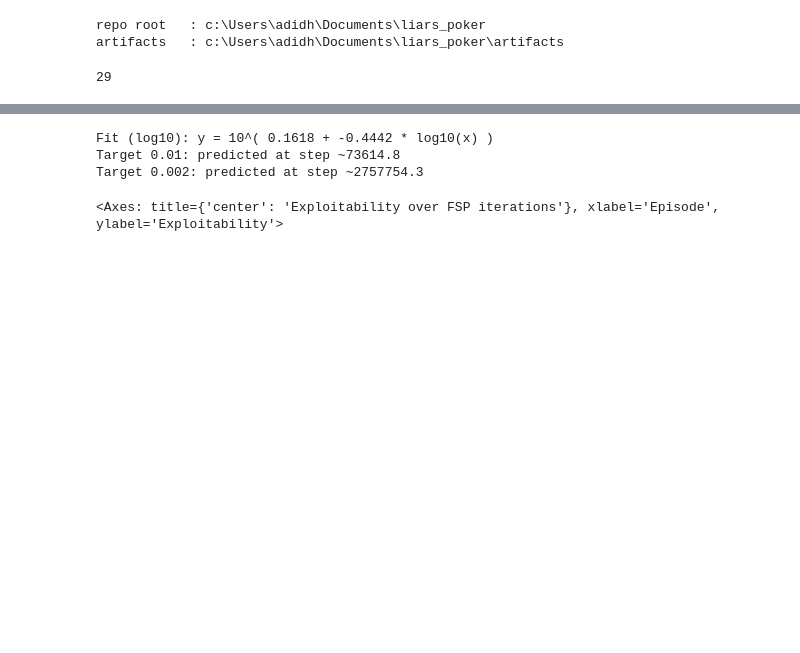
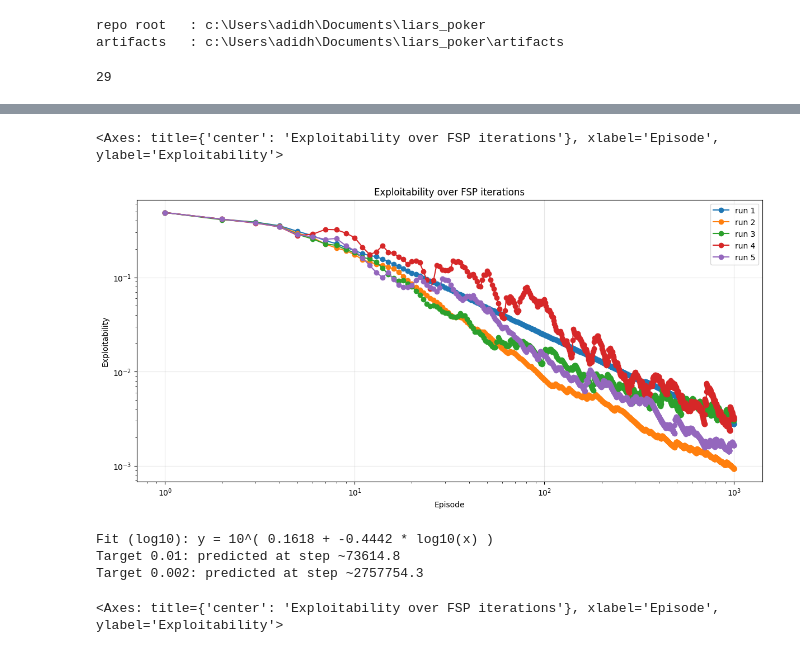
Before and after one commit to ImAdityaGupta/liars_poker, a Jupyter notebook: notebooks/dec_2025/benchmark_small_spec_policies.ipynb, the cells around one changed output, grey strips where cells are left out. Cells and saved outputs as stored; diff of their text form; code cells hidden in the pictures; blank space fills up the shorter version.

```diff
--- a/notebooks/dec_2025/benchmark_small_spec_policies.ipynb
+++ b/notebooks/dec_2025/benchmark_small_spec_policies.ipynb
@@ -107,3 +259,8 @@ plot_exploitability_series(info)
+# %%
+plot_exploitability_series([info1, info2, info3, info4, info5])
+# %% [output]
+<Axes: title={'center': 'Exploitability over FSP iterations'}, xlabel='Episode', ylabel='Exploitability'>
+[figure, added]
 # %%
 # Trendline helper for dense_fsp_loop logs
 import math
```
Also changed, not shown: parts of 12 cells of this notebook, 2 other files.
